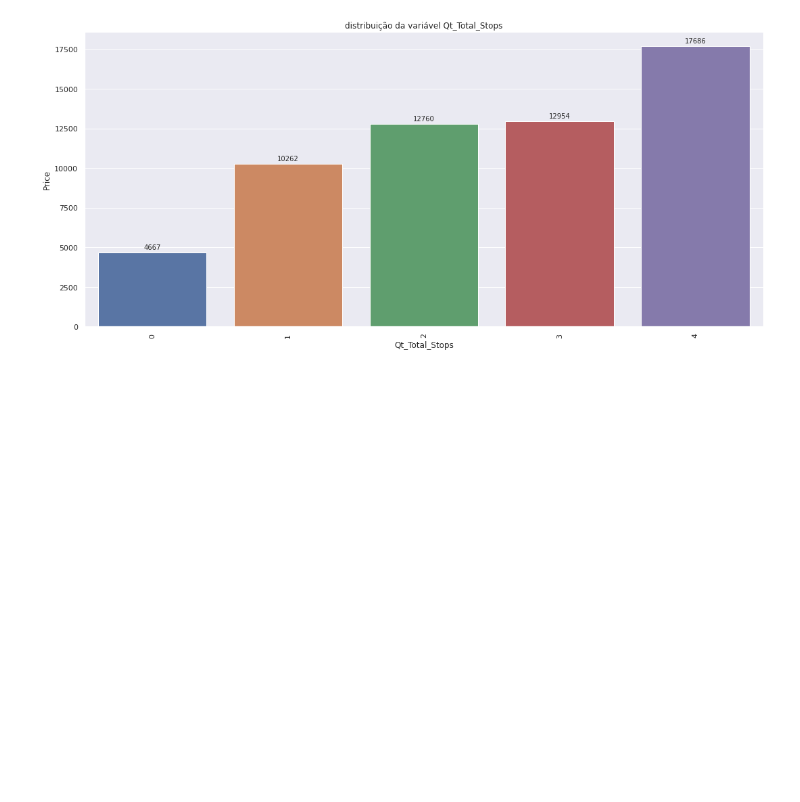
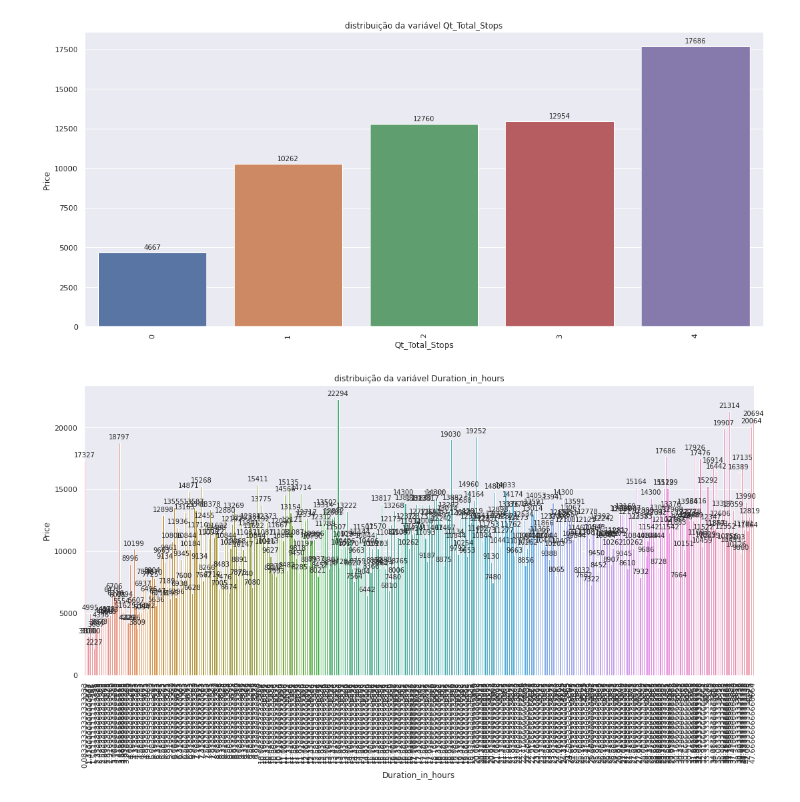
Before and after one commit to HedersonSantos/PredictFligthTicket, a Jupyter notebook: TransformersAndAnalysis.ipynb, the cells around one changed output. Cells and saved outputs as stored; diff of their text form; code cells hidden in the pictures; blank space fills up the shorter version.

```diff
--- a/TransformersAndAnalysis.ipynb
+++ b/TransformersAndAnalysis.ipynb
@@ -263,3 +261,7 @@ graficocomPreco('rush_time',dftrain)
 graficocomPreco('Qt_Total_Stops',dftrain)
 # %% [output]
 [figure]
+# %%
+graficocomPreco('Duration_in_hours',dftrain)
+# %% [output]
+[figure, added]
```
Also changed, not shown: parts of 6 cells of this notebook.
